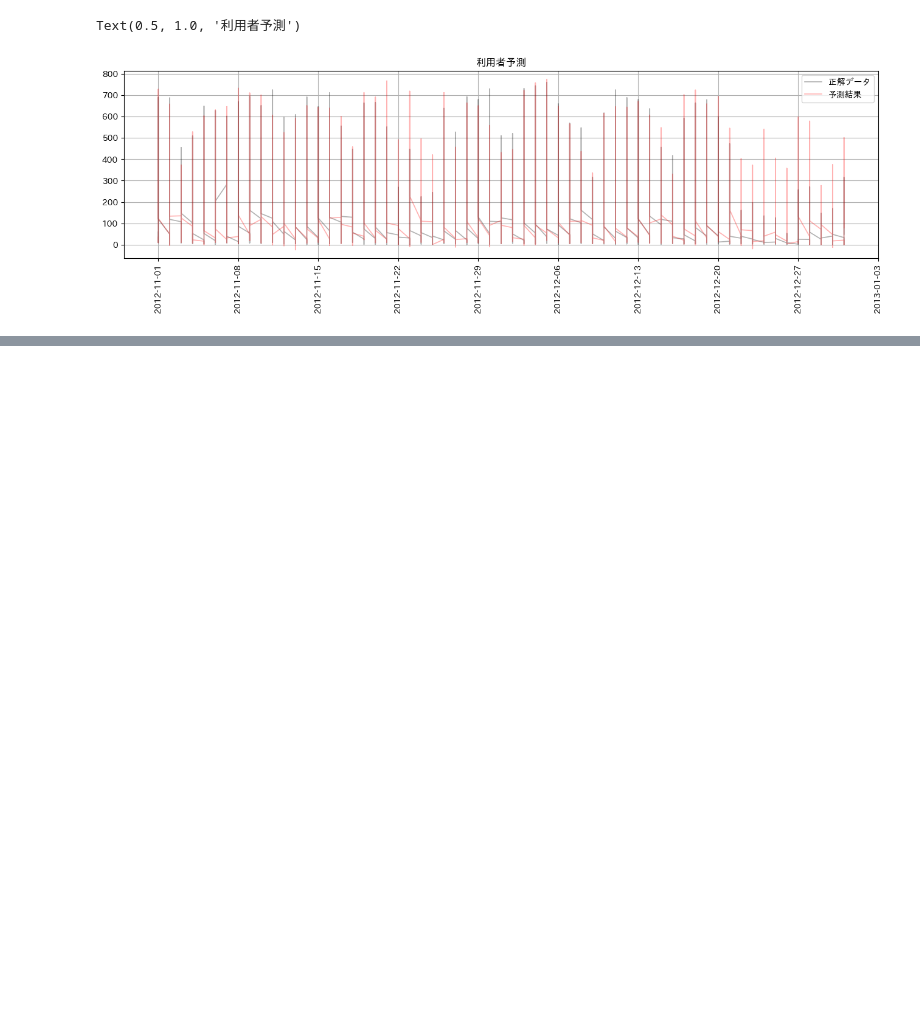
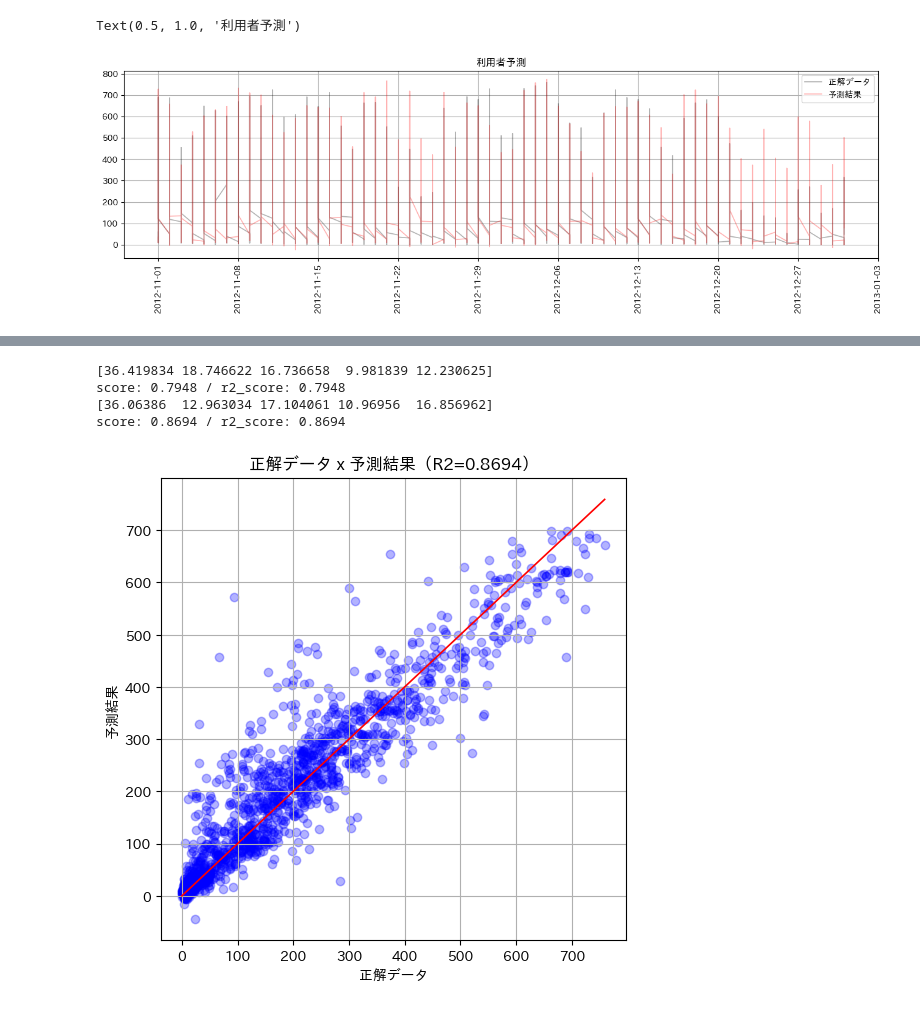
Before and after one commit to Yu5656/machine-learning_101, a Jupyter notebook: ml_11.ipynb, the cells around one changed output, grey strips where cells are left out. Cells and saved outputs as stored; diff of their text form; code cells hidden in the pictures; blank space fills up the shorter version.

```diff
--- a/ml_11.ipynb
+++ b/ml_11.ipynb
@@ -261,0 +266,11 @@ Text(0.5, 1.0, '利用者予測')
+# %%
+def enc(df, column):
+    df_dummy = pd.get_dummies(df[column], prefix=column).astype(int)
+    df = pd.concat([df.drop([column], axis=1), df_dummy], axis=1)
+    return df
+
+X2 = X1.copy()
+X2 = enc(X2, '月')
+X2 = enc(X2, '季節')
+
+X2.head()
@@ -261,0 +285,41 @@ Text(0.5, 1.0, '利用者予測')
+# %%
+from xgboost import XGBRegressor
+
+algorithm = XGBRegressor(objective='reg:squarederror', random_state=123)
+
+x2_train = X2[train_index]
+x2_test = X2[test_index]
+y2_train = y1[train_index]
+y2_test = y1[test_index]
+
+algorithm.fit(x2_train, y2_train)
+
+y2_pred = algorithm.predict(x2_test)
+
+
+score2 = algorithm.score(x2_test, y2_test)
+
+from sklearn.metrics import r2_score
+
+r2score2 = r2_score(y2_test, y2_pred)
+
+print(y_pred[:5])
+print(f'score: {score:.4f} / r2_score: {r2score:.4f}')
+print(y2_pred[:5])
+print(f'score: {score2:.4f} / r2_score: {r2score2:.4f}')
+# %% [output]
+[36.419834 18.746622 16.736658  9.981839 12.230625]
+score: 0.7948 / r2_score: 0.7948
+[36.06386  12.963034 17.104061 10.96956  16.856962]
+score: 0.8694 / r2_score: 0.8694
+# %%
+plt.figure(figsize=(6, 6))
+y2_max = y2_test.max()
+plt.plot((0, y2_max), (0, y2_max), c='r')
+plt.scatter(y2_test, y2_pred, c='b', alpha=0.3)
+plt.title(f'正解データ x 予測結果（R2={r2score2:.4f}）')
+plt.xlabel('正解データ')
+plt.ylabel('予測結果')
+plt.grid()
+# %% [output]
+[figure, added]
```
Also changed, not shown: parts of 8 cells of this notebook, 1 other file.
